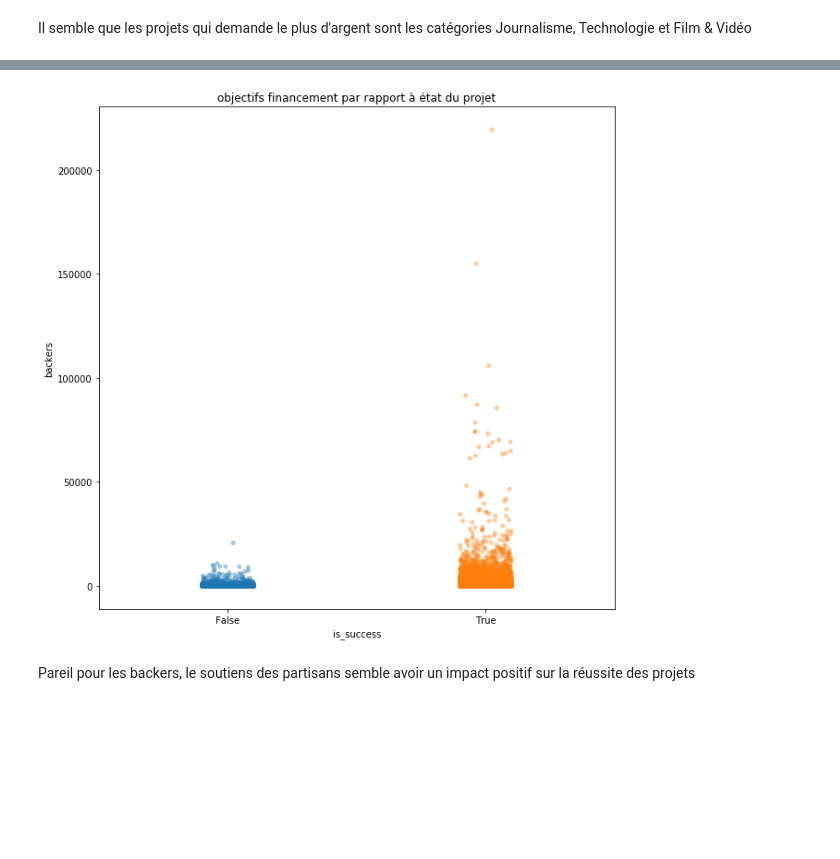
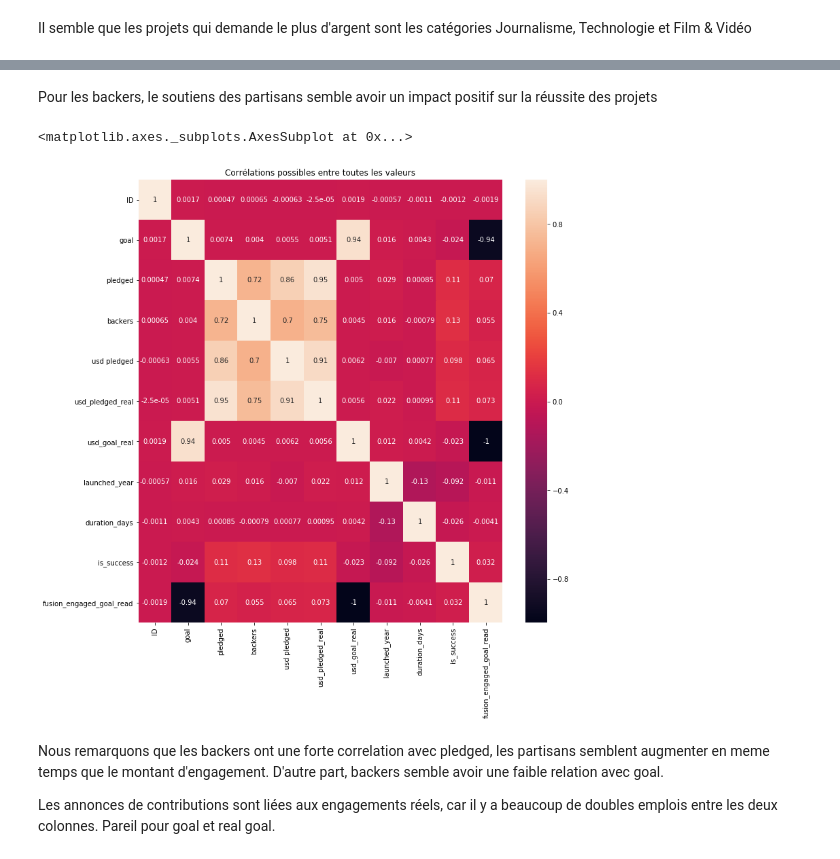
Before and after one commit to TaySai/EDA2018, a Jupyter notebook: kickstarter_projects.ipynb, the cells around one changed output, grey strips where cells are left out. Cells and saved outputs as stored; diff of their text form; code cells hidden in the pictures; blank space fills up the shorter version.

```diff
--- a/kickstarter_projects.ipynb
+++ b/kickstarter_projects.ipynb
@@ -364,11 +373,14 @@ Nous constatons que les projets qui ont réussi (True) ont beaucoup plus de pled
-# %%
-plt.figure(figsize=(10,10))
-plot = sns.stripplot('is_success',
-          'backers',
-          data=df, jitter = .1, alpha= .4)
-plt.title ('objectifs financement par rapport à état du projet')
-plt.show()
-# %% [output]
-[figure, removed]
 # %% [markdown]
-Pareil pour les backers, le soutiens des partisans semble avoir un impact positif sur la réussite des projets
+Pour les backers, le soutiens des partisans semble avoir un impact positif sur la réussite des projets
+# %%
+dimensions = (12, 12)
+fig, ax = plt.subplots(figsize=dimensions)
+plt.title("Corrélations possibles entre toutes les valeurs")
+sns.heatmap(ax=ax, data=df.corr(), annot=True)
+# %% [output]
+<matplotlib.axes._subplots.AxesSubplot at 0x...>
+[figure, added]
+# %% [markdown]
+Nous remarquons que les backers ont une forte correlation avec pledged, les partisans semblent augmenter en meme temps que le montant d'engagement. D'autre part, backers semble avoir une faible relation avec goal.
+
+Les annonces de contributions sont liées aux engagements réels, car il y a beaucoup de doubles emplois entre les deux colonnes. Pareil pour goal et real goal.
```
Also changed, not shown: parts of 6 cells of this notebook.
